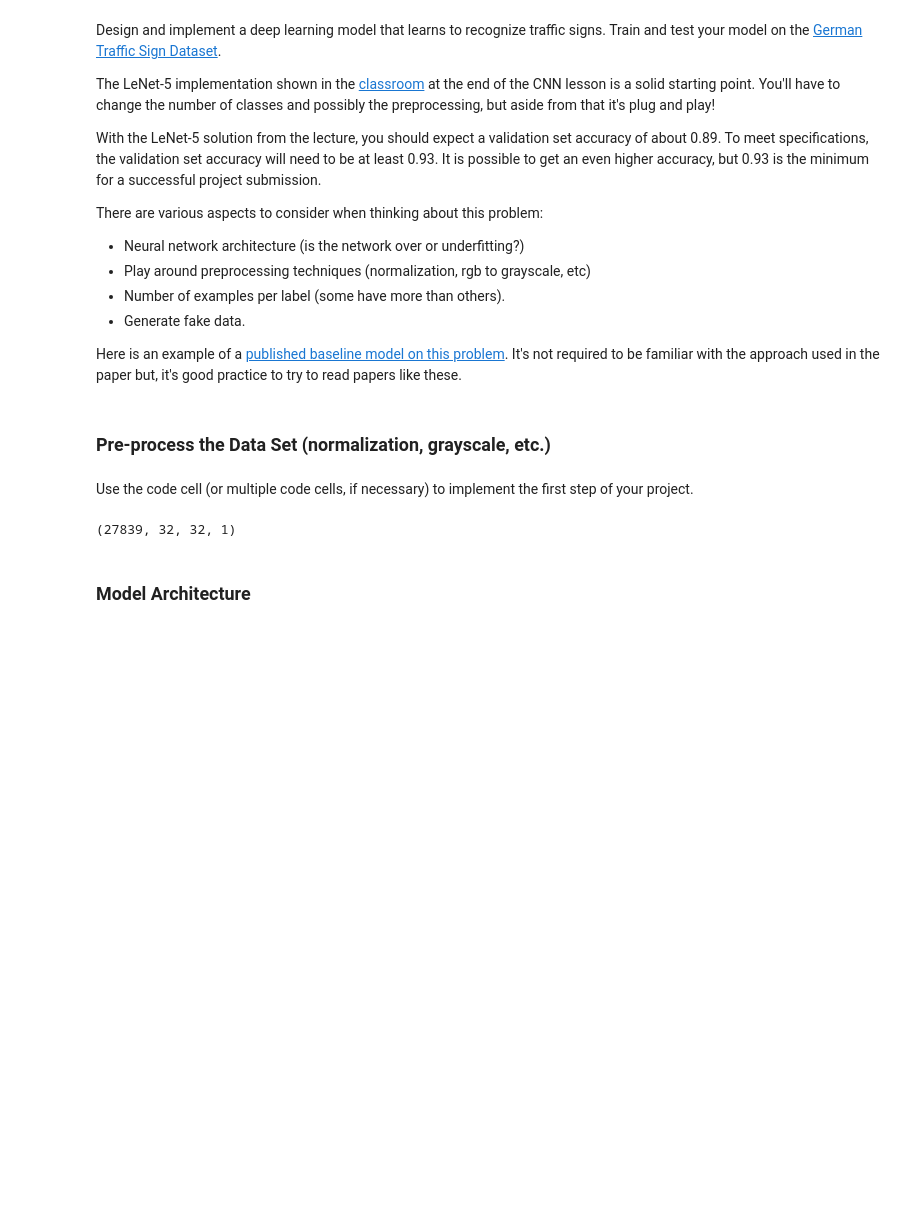
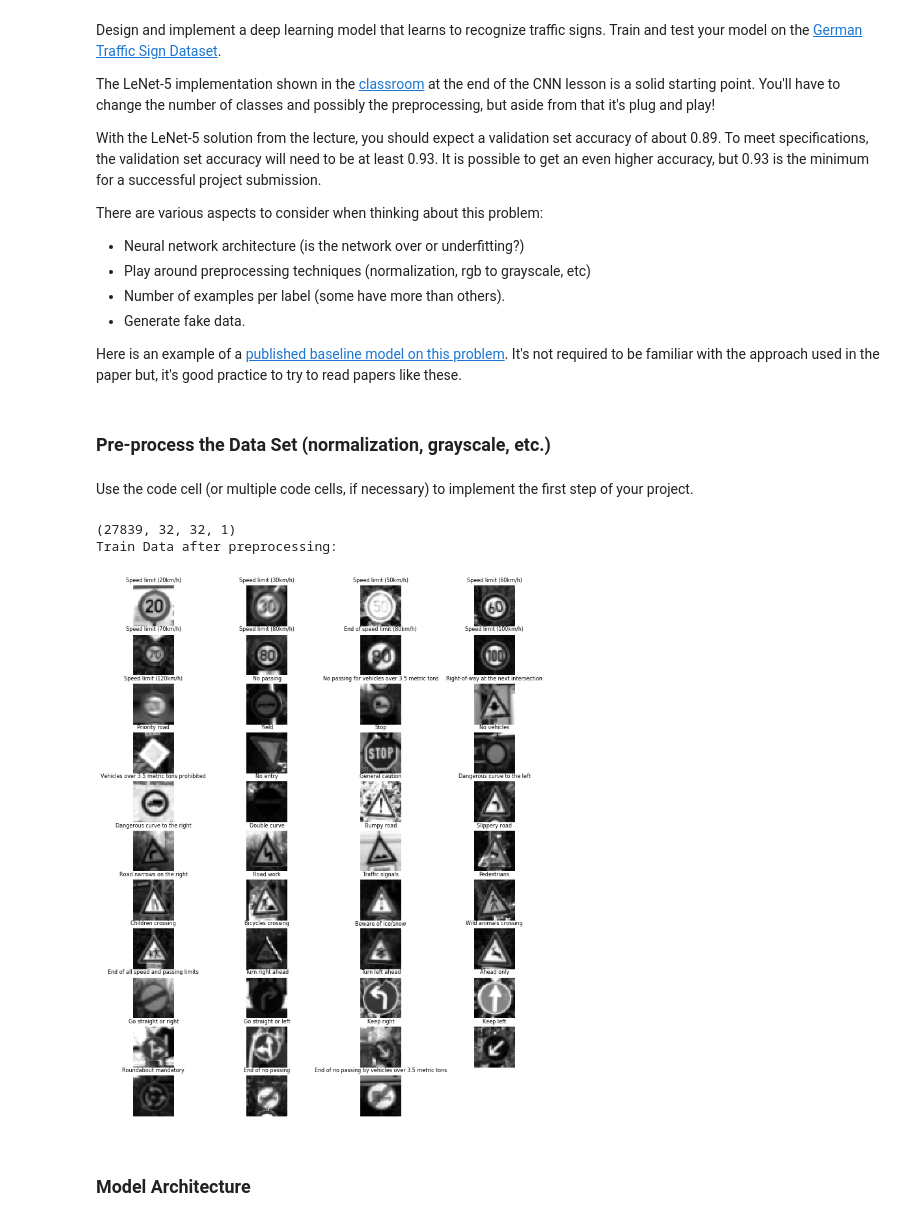
Before and after one commit to mchablani/CarND-Traffic-Sign-Classifier-Project, a Jupyter notebook: Traffic_Sign_Classifier.ipynb, the cells around one changed output. Saved outputs shown, nothing was run; the diff lists cells and outputs as text; code cells hidden in the pictures; blank space fills up the shorter version.

Commit message:
Updates after review

```diff
--- a/Traffic_Sign_Classifier.ipynb
+++ b/Traffic_Sign_Classifier.ipynb
@@ -165,33 +186,43 @@ def normalize(x):
     x = x - mu
 #     # Normalize
 #     std = np.std(x, axis = 0)
 #     if std.all() > 0:
 #         x /= std
     return x
 
 # X_train = np.array([normalize(x) for x in X_train]).reshape(-1, 32, 32, 3)
 # X_test = np.array([normalize(x) for x in X_test]).reshape(-1, 32, 32, 3)
 # X_valid = np.array([normalize(x) for x in X_valid]).reshape(-1, 32, 32, 3)
 # X_valid1 = np.array([normalize(x) for x in X_valid1]).reshape(-1, 32, 32, 3)
 
 X_train = np.array([normalize(rgb2gray(x)) for x in X_train]).reshape(-1, 32, 32, 1)
 X_test = np.array([normalize(rgb2gray(x)) for x in X_test]).reshape(-1, 32, 32, 1)
 X_valid = np.array([normalize(rgb2gray(x)) for x in X_valid]).reshape(-1, 32, 32, 1)
 X_valid1 = np.array([normalize(rgb2gray(x)) for x in X_valid1]).reshape(-1, 32, 32, 1)
 
 # X_train = np.array([rgb2gray(normalize(x)) for x in X_train]).reshape(-1, 32, 32, 1)
 # X_test = np.array([rgb2gray(normalize(x)) for x in X_test]).reshape(-1, 32, 32, 1)
 # X_valid = np.array([rgb2gray(normalize(x)) for x in X_valid]).reshape(-1, 32, 32, 1)
 # X_valid1 = np.array([rgb2gray(normalize(x)) for x in X_valid1]).reshape(-1, 32, 32, 1)
 
 # X_train = np.array([tf.image.per_image_whitening(x) for x in X_train]).reshape(-1, 32, 32, 3)
 # X_test = np.array([tf.image.per_image_whitening(x) for x in X_test]).reshape(-1, 32, 32, 3)
 # X_valid = np.array([tf.image.per_image_whitening(x) for x in X_valid]).reshape(-1, 32, 32, 3)
 # X_valid1 = np.array([tf.image.per_image_whitening(x) for x in X_valid1]).reshape(-1, 32, 32, 3)
 
 print(X_train.shape)
+
+# plot random set of images for each sign class after preprocess
+plt.figure(figsize=(12,15))
+print("Train Data after preprocessing: ")
+
+for sign in range(n_classes):
+    [index] = random.sample(list(np.where(y_train == sign)[0]),1)
+    show_image((11, 4, sign+1), signnames[sign], X_train[index].reshape(32, 32))
 # %% [output]
 (27839, 32, 32, 1)
+Train Data after preprocessing:
+[figure, added]
 # %% [markdown]
 ### Model Architecture
 # %%
```
Also changed, not shown: parts of 6 cells of this notebook, 5 other files.
